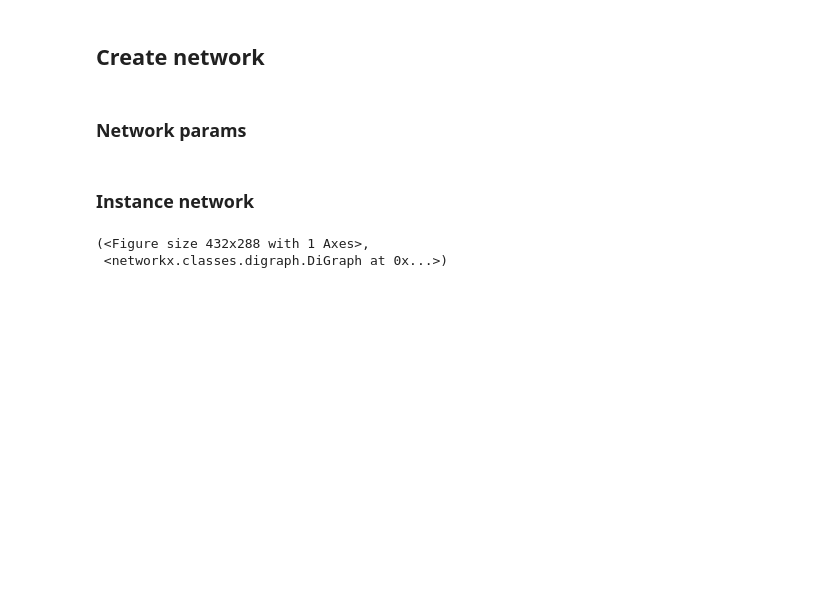
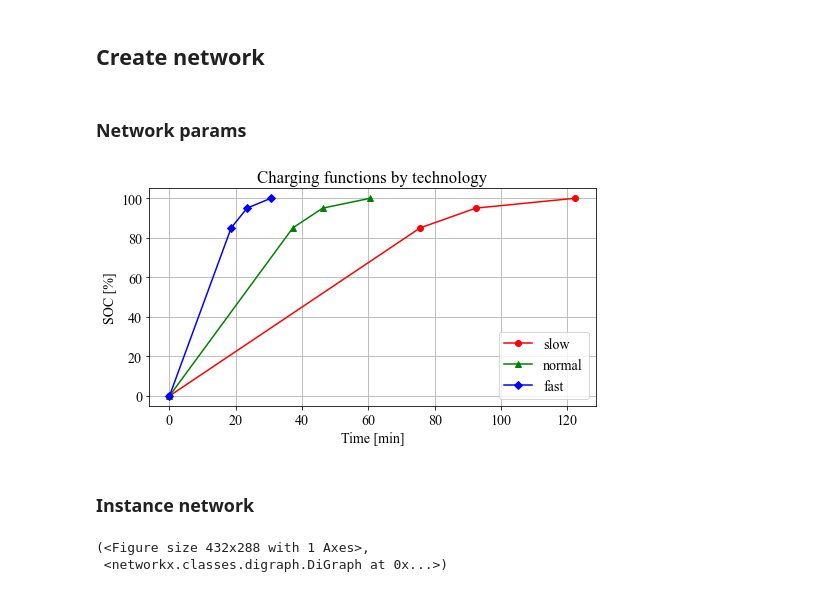
Before and after one commit to jpfutalef/DynamicStochasticElectricVRP, a Jupyter notebook: notebooks/instanceCreatorUtility.ipynb, the cells around one changed output. Cells and saved outputs as stored; diff of their text form; code cells hidden in the pictures; blank space fills up the shorter version.

```diff
--- a/notebooks/instanceCreatorUtility.ipynb
+++ b/notebooks/instanceCreatorUtility.ipynb
@@ -96,20 +96,38 @@ fig.subplots_adjust(top=0.9)
 # %%
 n_customers = 80
 n_charg_sta = 10
 minx, maxx = -15, 15 # km
 miny, maxy = -15, 15 # km
 minreq, maxreq = 0.01, 0.08
 mintime, maxtime = 8, 15
 mintw_low, maxtw_low = 60*9, 60*15
 mintw_width, maxtw_width = 60*2.5, 60*3.5
 cs_capacity = 2
 
 # CS technologies
 tech1 = {0.0: 0.0, 75.6: 85.0, 92.4: 95.0, 122.4: 100.0} # slow
 tech2 = {0.0: 0.0, 37.2: 85.0, 46.2: 95.0, 60.6: 100.0}  # normal
 tech3 = {0.0: 0.0, 18.6: 85.0, 23.4: 95.0, 30.6: 100.0}  # fast
 tech_list = [tech1, tech2, tech3]
 tech_price = [70., 70.*1.5, 70.*2.5]
+
+# Plot charging functions
+fig = plt.figure(figsize=(8,4))
+style_list = [('slow', '-ro'), ('normal', '-g^'), ('fast', '-bD')]
+for tech, (label, style) in zip(tech_list, style_list):
+    t = list(tech.keys())
+    soc = list(tech.values())
+    plt.plot(t, soc, style, label=label)
+
+plt.xlabel('Time [min]')
+plt.ylabel('SOC [%]')
+plt.title('Charging functions by technology')
+plt.grid()
+plt.legend()
+plt.show()
+fig.savefig('../pictures/chargingFunctions.pdf')
+# %% [output]
+[figure, added]
 # %% [markdown]
 ### Instance network
 # %%
```
Also changed, not shown: 6 other files.
